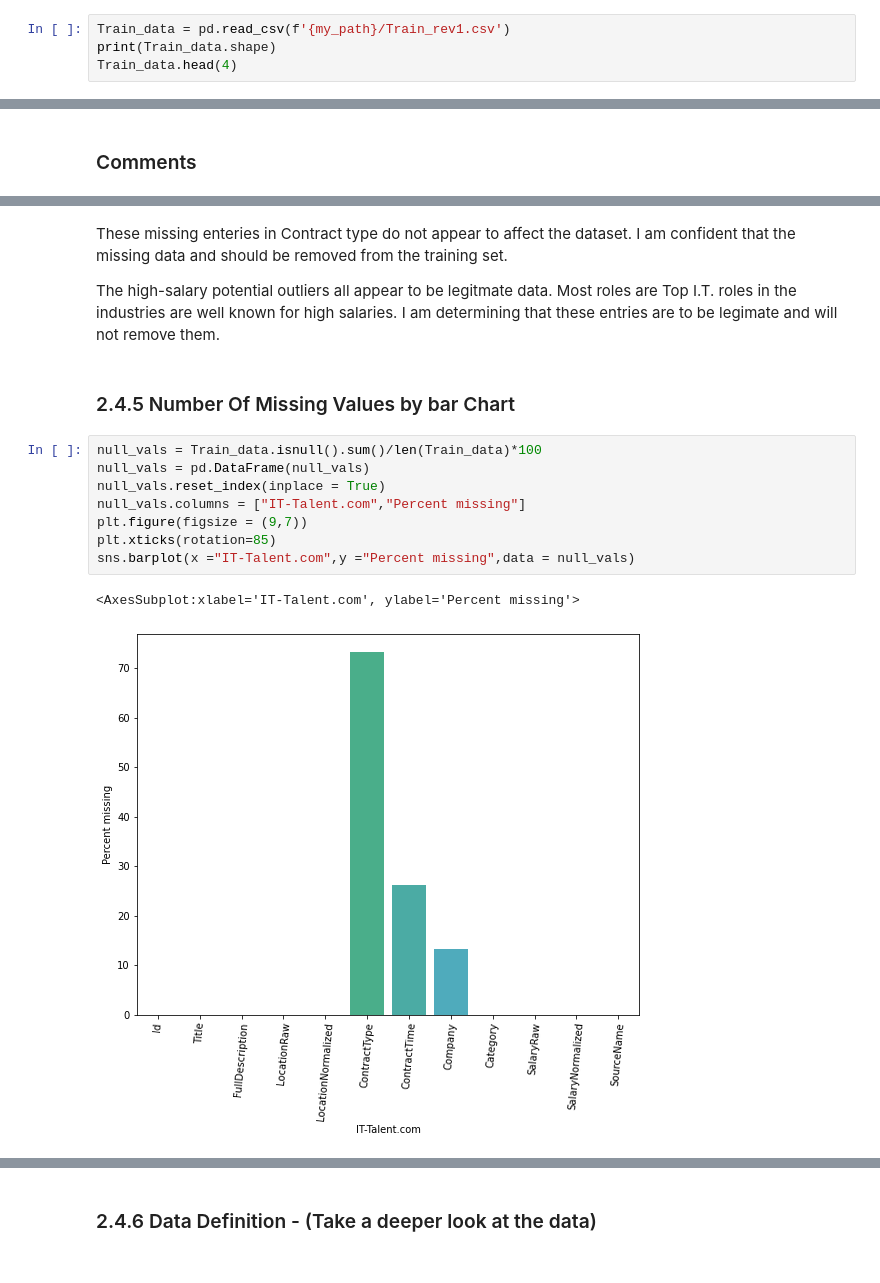
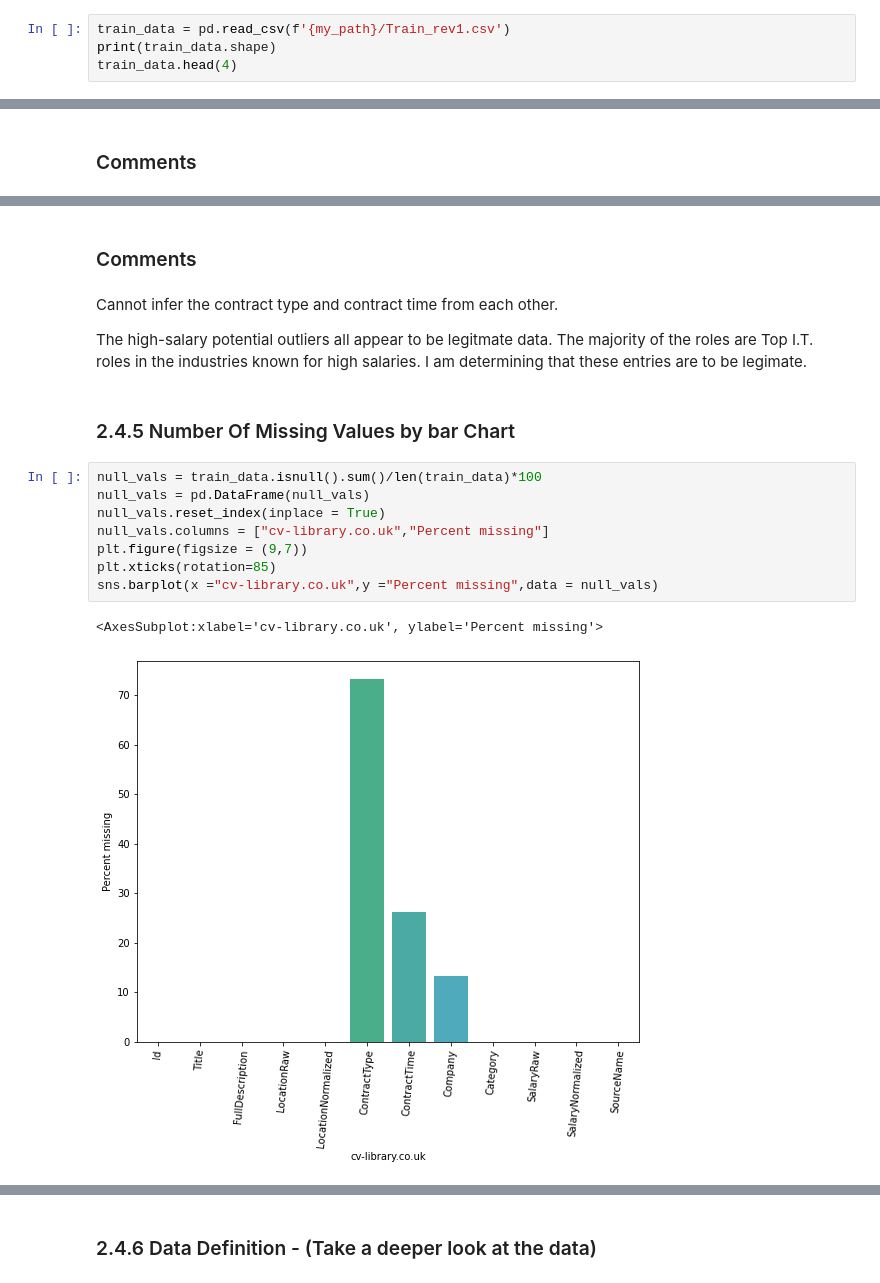
Before and after one commit to kxnarcisse/Portfolio, a Jupyter notebook: Git/Notebooks/Capstone-2/knarcisse_job_salary_wrangling_v1.ipynb, the cells around one changed output, grey strips where cells are left out. Saved outputs shown, nothing was run; the diff lists cells and outputs as text.

```diff
--- a/Git/Notebooks/Capstone-2/knarcisse_job_salary_wrangling_v1.ipynb
+++ b/Git/Notebooks/Capstone-2/knarcisse_job_salary_wrangling_v1.ipynb
@@ -40,9 +41,9 @@ from library.sb_utils import save_file
 # %%
 my_path = 'C:\\Users\\narci\\DS-Plus\\Springboard-main\\Git\\Notebooks\\Capstone-2'
 # %%
-Train_data = pd.read_csv(f'{my_path}/Train_rev1.csv')
-print(Train_data.shape)
-Train_data.head(4)
+train_data = pd.read_csv(f'{my_path}/Train_rev1.csv')
+print(train_data.shape)
+train_data.head(4)
 # %% [output]
 (244768, 12)
 |  | Id | Title | FullDescription | LocationRaw | LocationNormalized | ContractType | ContractTime | ... |
@@ -288,18 +309,19 @@ Train_data[(Train_data.SalaryNormalized > 222.5) & (Train_data.Category == 'IT J
+# %% [markdown]
+### Comments
 # %% [markdown]
-These missing enteries in Contract type do not appear to affect the dataset. I am confident that the missing data and should be removed from the training set.
+Cannot infer the contract type and contract time from each other.
 
-
-The high-salary potential outliers all appear to be legitmate data. Most roles are Top I.T. roles in the industries are well known for high salaries. I am determining that these entries are to be legimate and will not remove them.
+The high-salary potential outliers all appear to be legitmate data. The majority of the roles are Top I.T. roles in the industries known for high salaries. I am determining that these entries are to be legimate.
 # %% [markdown]
 ### 2.4.5 Number Of Missing Values by bar Chart
 # %%
-null_vals = Train_data.isnull().sum()/len(Train_data)*100
+null_vals = train_data.isnull().sum()/len(train_data)*100
 null_vals = pd.DataFrame(null_vals)
 null_vals.reset_index(inplace = True)
-null_vals.columns = ["IT-Talent.com","Percent missing"]
+null_vals.columns = ["cv-library.co.uk","Percent missing"]
 plt.figure(figsize = (9,7))
 plt.xticks(rotation=85)
-sns.barplot(x ="IT-Talent.com",y ="Percent missing",data = null_vals)
+sns.barplot(x ="cv-library.co.uk",y ="Percent missing",data = null_vals)
 # %% [output]
-<AxesSubplot:xlabel='IT-Talent.com', ylabel='Percent missing'>
+<AxesSubplot:xlabel='cv-library.co.uk', ylabel='Percent missing'>
-[figure, old version]
+[figure, new version]
```
Also changed, not shown: parts of 41 cells of this notebook.
